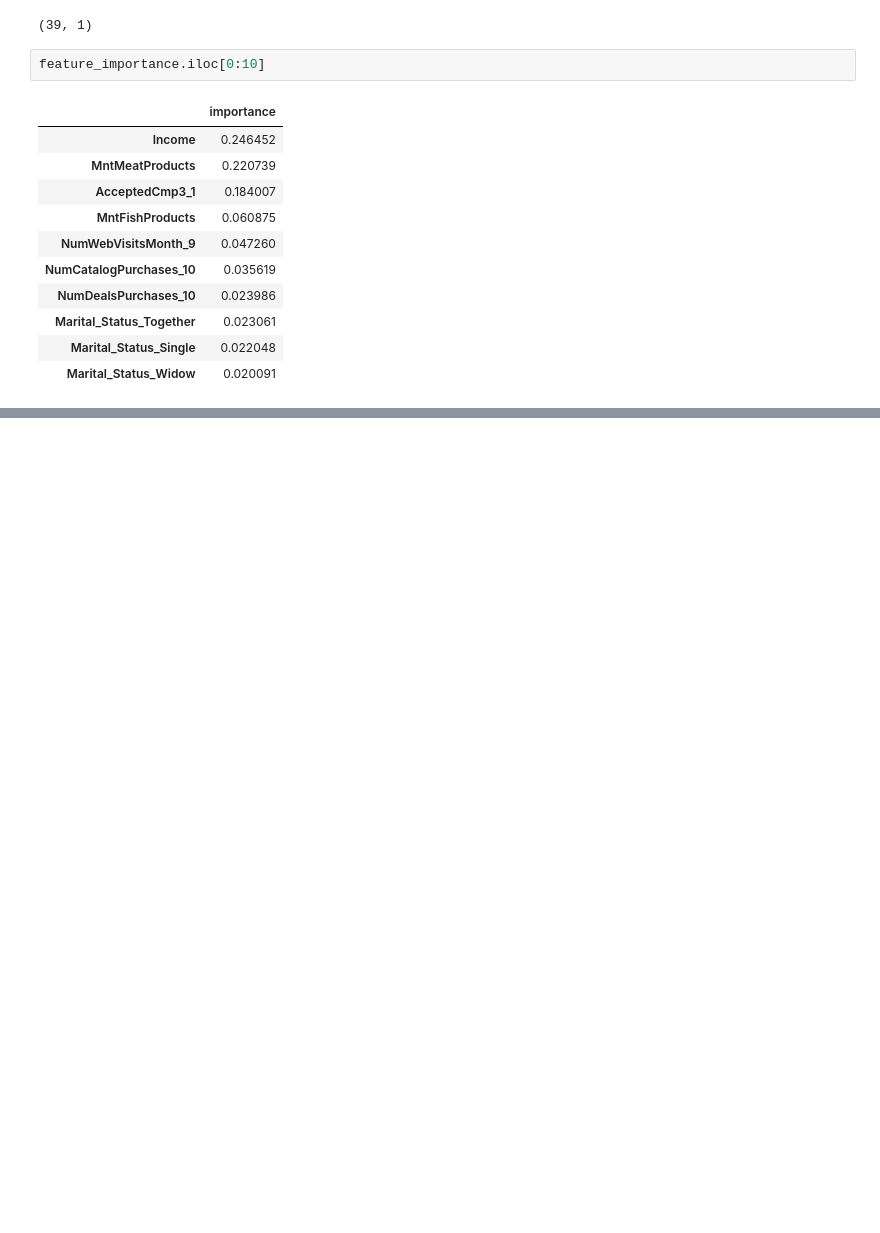
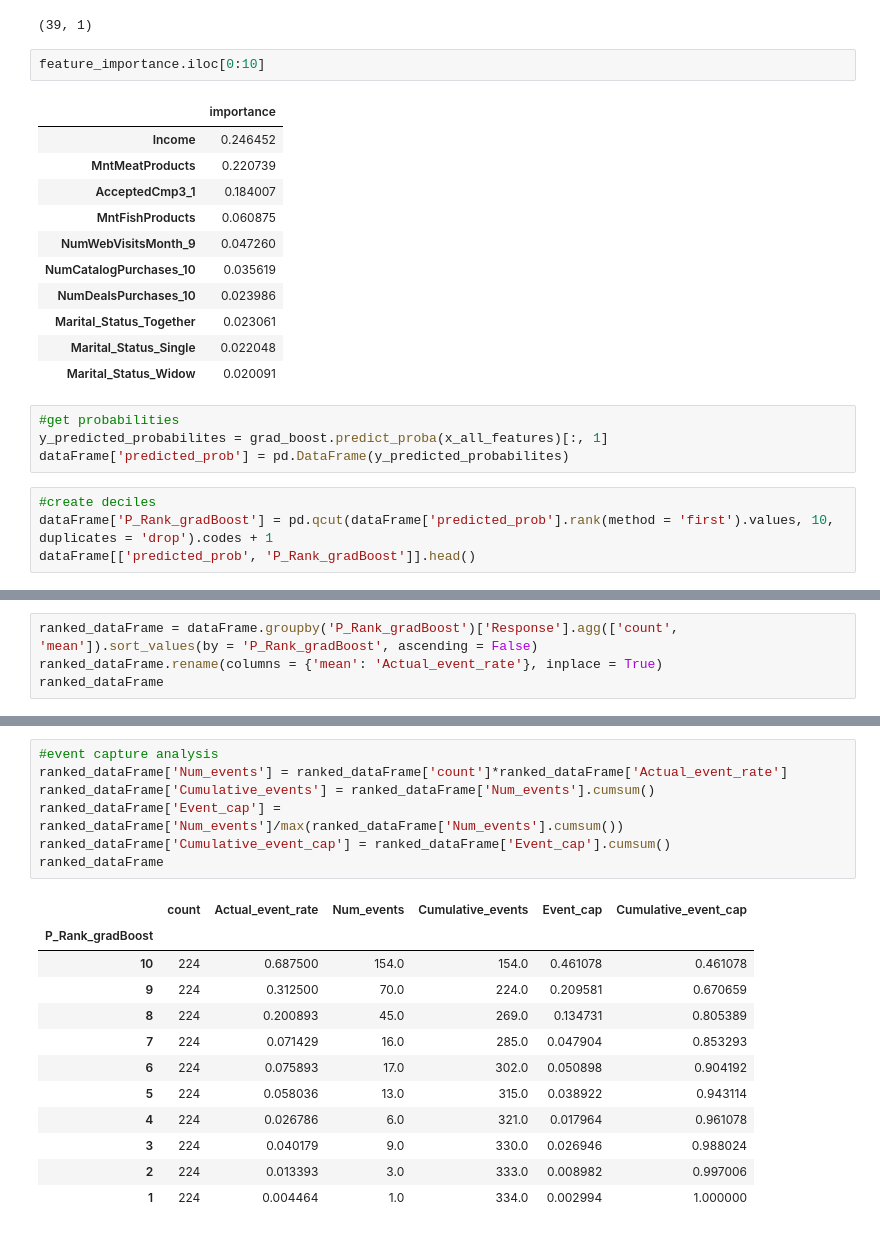
Before and after one commit to DarkoStojanovic2725/ML-marketing-analysis, a Jupyter notebook: marketing models.ipynb, the cells around one changed output, grey strips where cells are left out. Saved outputs shown, nothing was run; the diff lists cells and outputs as text; blank space fills up the shorter version.

Commit message:
Probability analysis

```diff
--- a/marketing models.ipynb
+++ b/marketing models.ipynb
@@ -656,3 +655,11 @@ feature_importance.iloc[0:10]
 | Marital_Status_Together | 0.023061 |
 | Marital_Status_Single | 0.022048 |
 | Marital_Status_Widow | 0.020091 |
+# %%
+#get probabilities
+y_predicted_probabilites = grad_boost.predict_proba(x_all_features)[:, 1]
+dataFrame['predicted_prob'] = pd.DataFrame(y_predicted_probabilites)
+# %%
+#create deciles
+dataFrame['P_Rank_gradBoost'] = pd.qcut(dataFrame['predicted_prob'].rank(method = 'first').values, 10, duplicates = 'drop').codes + 1
+dataFrame[['predicted_prob', 'P_Rank_gradBoost']].head()
@@ -658,0 +673,4 @@ feature_importance.iloc[0:10]
+# %%
+ranked_dataFrame = dataFrame.groupby('P_Rank_gradBoost')['Response'].agg(['count', 'mean']).sort_values(by = 'P_Rank_gradBoost', ascending = False)
+ranked_dataFrame.rename(columns = {'mean': 'Actual_event_rate'}, inplace = True)
+ranked_dataFrame
@@ -658,0 +690,20 @@ feature_importance.iloc[0:10]
+# %%
+#event capture analysis
+ranked_dataFrame['Num_events'] = ranked_dataFrame['count']*ranked_dataFrame['Actual_event_rate']
+ranked_dataFrame['Cumulative_events'] = ranked_dataFrame['Num_events'].cumsum()
+ranked_dataFrame['Event_cap'] = ranked_dataFrame['Num_events']/max(ranked_dataFrame['Num_events'].cumsum())
+ranked_dataFrame['Cumulative_event_cap'] = ranked_dataFrame['Event_cap'].cumsum()
+ranked_dataFrame
+# %% [output]
+|  | count | Actual_event_rate | Num_events | Cumulative_events | Event_cap | Cumulative_event_cap |
+| P_Rank_gradBoost |  |  |  |  |  |  |
+| 10 | 224 | 0.687500 | 154.0 | 154.0 | 0.461078 | 0.461078 |
+| 9 | 224 | 0.312500 | 70.0 | 224.0 | 0.209581 | 0.670659 |
+| 8 | 224 | 0.200893 | 45.0 | 269.0 | 0.134731 | 0.805389 |
+| 7 | 224 | 0.071429 | 16.0 | 285.0 | 0.047904 | 0.853293 |
+| 6 | 224 | 0.075893 | 17.0 | 302.0 | 0.050898 | 0.904192 |
+| 5 | 224 | 0.058036 | 13.0 | 315.0 | 0.038922 | 0.943114 |
+| 4 | 224 | 0.026786 | 6.0 | 321.0 | 0.017964 | 0.961078 |
+| 3 | 224 | 0.040179 | 9.0 | 330.0 | 0.026946 | 0.988024 |
+| 2 | 224 | 0.013393 | 3.0 | 333.0 | 0.008982 | 0.997006 |
+| 1 | 224 | 0.004464 | 1.0 | 334.0 | 0.002994 | 1.000000 |
```
Also changed, not shown: parts of 5 cells of this notebook.
